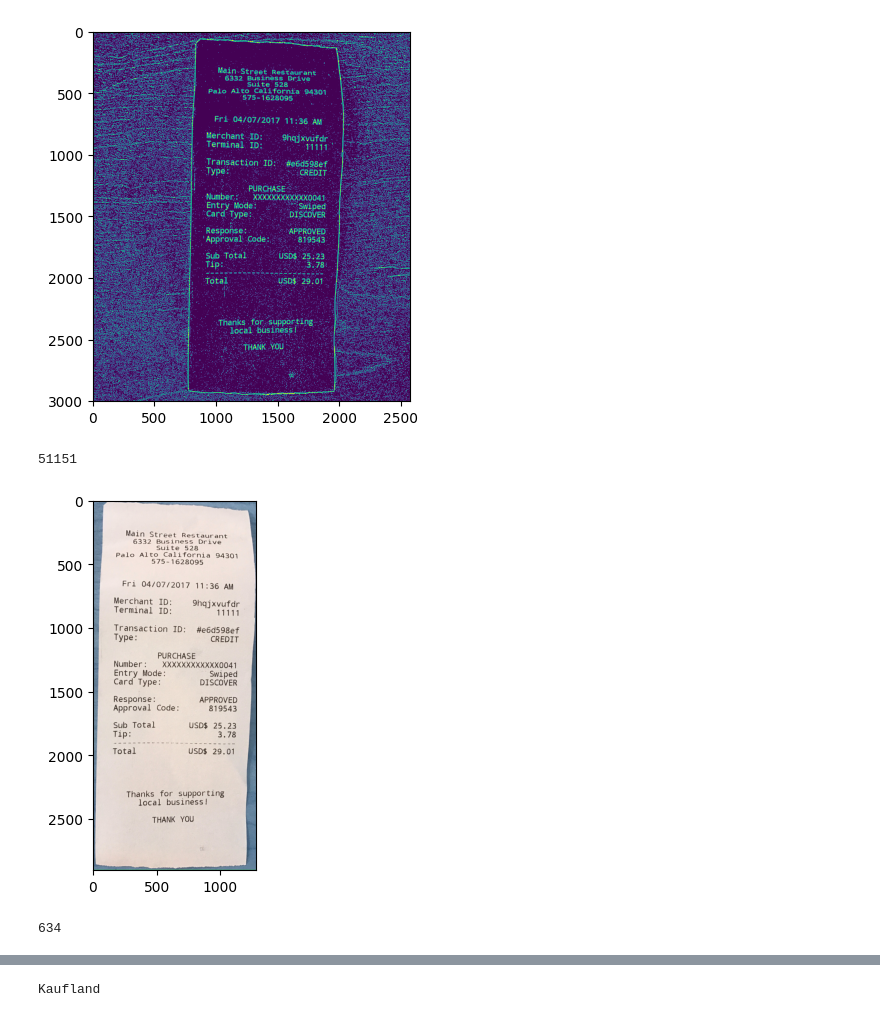
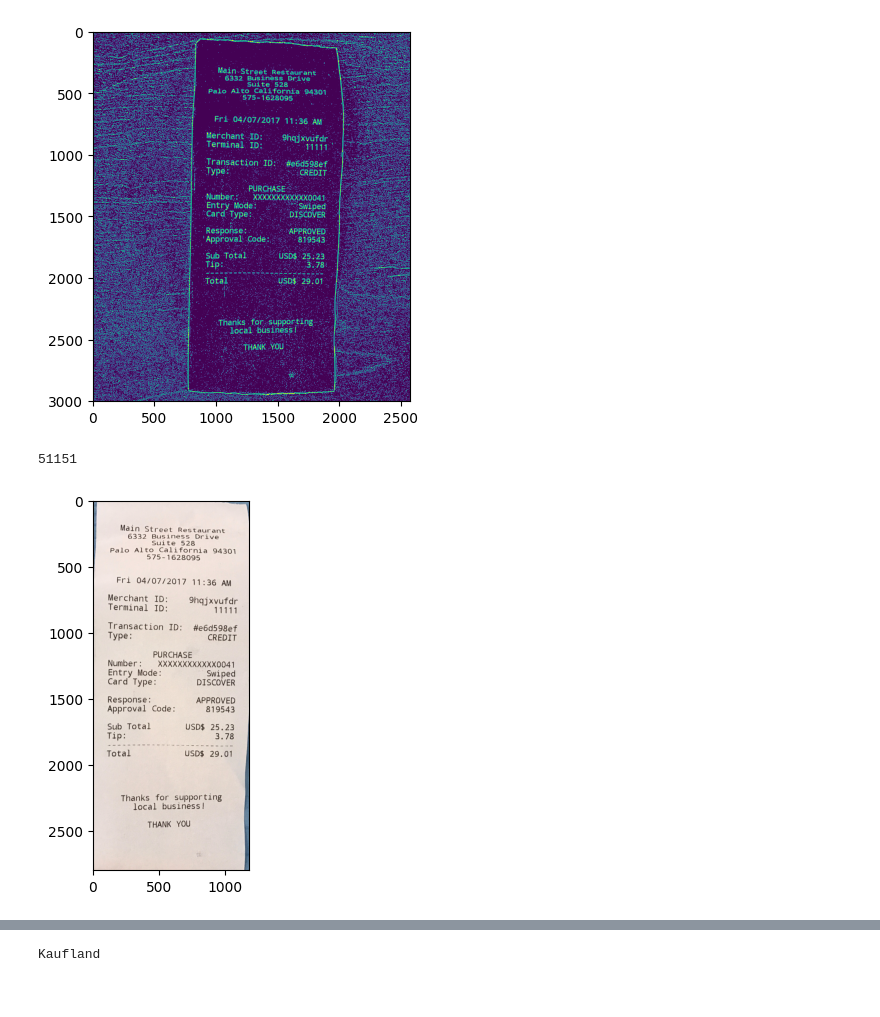
Before and after one commit to Muthusaicharan77/iReadYourBills, a Jupyter notebook: ocr.ipynb, the cells around one changed output, grey strips where cells are left out. Cells and saved outputs as stored; diff of their text form; code cells hidden in the pictures.

```diff
--- a/ocr.ipynb
+++ b/ocr.ipynb
@@ -21,24 +21,20 @@ plt.show()
 # %%
 result = img.copy()
 canny = cv2.Canny(blur, 10, 100)
 contours, _ = cv2.findContours(thresh, cv2.RETR_EXTERNAL , cv2.CHAIN_APPROX_SIMPLE)
 print(len(contours))
 sort = sorted(contours, key=lambda x: cv2.contourArea(x))
 # count = 0
 x,y,w,h = cv2.boundingRect(sort[len(contours)-1])
 cv2.rectangle(result, (x,y), (x+w, y+h), (0,255,0),2)
-result = result[y:y+h, x:x+w]
+result = result[y+50:y+h-50, x+50:x+w-50]
 # print(sort)
 # for cont in sort:
 #     x,y,w,h = cv2.boundingRect(cont)
 #     cv2.rectangle(result, (x,y), (x+w, y+h), (0,0,255),2)
     # count = count+1
 plt.imshow(result)
 plt.show()
 # %% [output]
 51151
-[figure, old version]
+[figure, new version]
-# %%
-print(count)
-# %% [output]
-634
```
Also changed, not shown: parts of 13 cells of this notebook.
